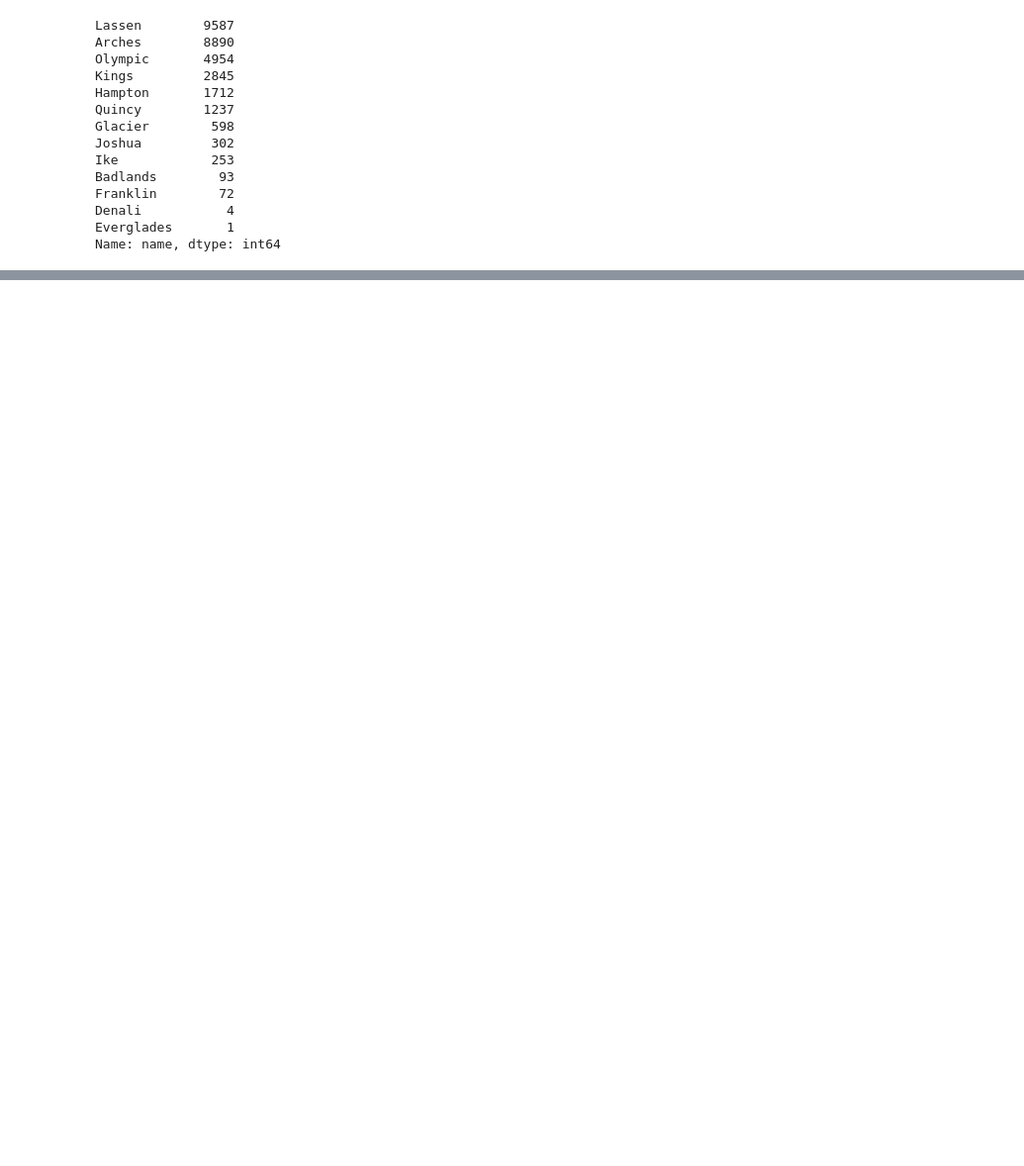
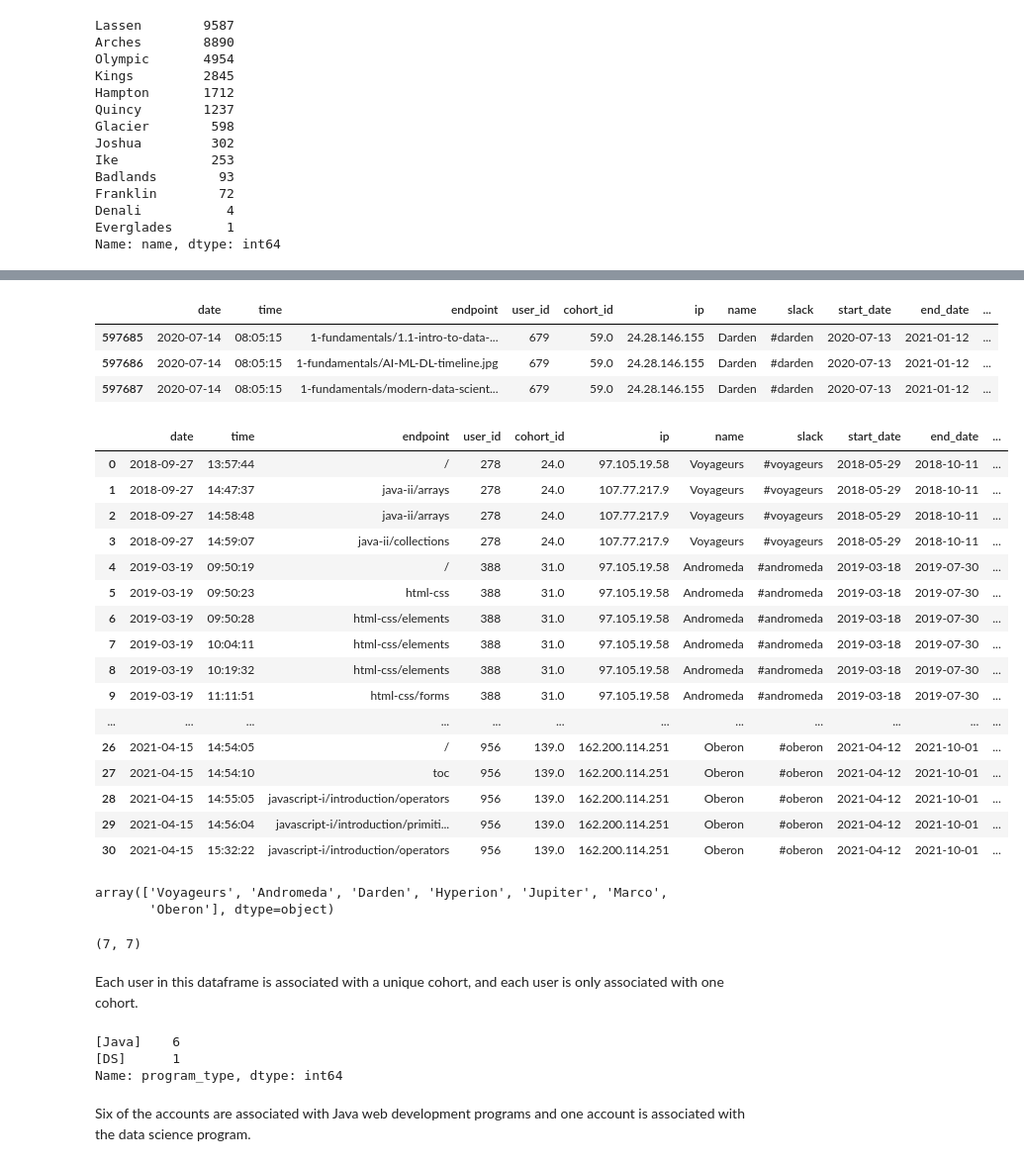
Before and after one commit to Adam-Krull/codeup-logs-anomaly-detection, a Jupyter notebook: anomaly-detection-project.ipynb, the cells around one changed output, grey strips where cells are left out. Shown at 99% size. Cells and saved outputs as stored; diff of their text form; code cells hidden in the pictures; blank space fills up the shorter version.

```diff
--- a/anomaly-detection-project.ipynb
+++ b/anomaly-detection-project.ipynb
@@ -495,0 +600,5 @@ cohort_comparer(df_ds)
+# %%
+df['date'] = pd.to_datetime(df['date'], infer_datetime_format=True)
+# %%
+df['start_date'] = pd.to_datetime(df['start_date'], infer_datetime_format=True)
+df['end_date'] = pd.to_datetime(df['end_date'], infer_datetime_format=True)
@@ -495,0 +621,2 @@ cohort_comparer(df_ds)
+# %%
+df_active = df[(df['date'] > df['start_date']) & (df['date'] < df['end_date'])]
@@ -495,0 +671,58 @@ cohort_comparer(df_ds)
+# %%
+df_active[df_active['user_id'] == 679]
+# %% [output]
+|  | date | time | endpoint | user_id | cohort_id | ip | name | slack | start_date | end_date | ... |
+| 597685 | 2020-07-14 | 08:05:15 | 1-fundamentals/1.1-intro-to-data-... | 679 | 59.0 | 24.28.146.155 | Darden | #darden | 2020-07-13 | 2021-01-12 | ... |
+| 597686 | 2020-07-14 | 08:05:15 | 1-fundamentals/AI-ML-DL-timeline.jpg | 679 | 59.0 | 24.28.146.155 | Darden | #darden | 2020-07-13 | 2021-01-12 | ... |
+| 597687 | 2020-07-14 | 08:05:15 | 1-fundamentals/modern-data-scient... | 679 | 59.0 | 24.28.146.155 | Darden | #darden | 2020-07-13 | 2021-01-12 | ... |
+# %%
+inactive_list = list(df_active.groupby('user_id').user_id.count()[df_active.groupby('user_id').user_id.count() <= 10].index)
+
+inactive_users = pd.DataFrame()
+
+for user in inactive_list:
+
+    temp_df = df_active[df_active['user_id'] == user]
+
+    inactive_users = pd.concat([inactive_users, temp_df], axis=0)
+
+inactive_users.reset_index(drop=True, inplace=True)
+
+inactive_users
+# %% [output]
+|  | date | time | endpoint | user_id | cohort_id | ip | name | slack | start_date | end_date | ... |
+| 0 | 2018-09-27 | 13:57:44 | / | 278 | 24.0 | 97.105.19.58 | Voyageurs | #voyageurs | 2018-05-29 | 2018-10-11 | ... |
+| 1 | 2018-09-27 | 14:47:37 | java-ii/arrays | 278 | 24.0 | 107.77.217.9 | Voyageurs | #voyageurs | 2018-05-29 | 2018-10-11 | ... |
+| 2 | 2018-09-27 | 14:58:48 | java-ii/arrays | 278 | 24.0 | 107.77.217.9 | Voyageurs | #voyageurs | 2018-05-29 | 2018-10-11 | ... |
+| 3 | 2018-09-27 | 14:59:07 | java-ii/collections | 278 | 24.0 | 107.77.217.9 | Voyageurs | #voyageurs | 2018-05-29 | 2018-10-11 | ... |
+| 4 | 2019-03-19 | 09:50:19 | / | 388 | 31.0 | 97.105.19.58 | Andromeda | #andromeda | 2019-03-18 | 2019-07-30 | ... |
+| 5 | 2019-03-19 | 09:50:23 | html-css | 388 | 31.0 | 97.105.19.58 | Andromeda | #andromeda | 2019-03-18 | 2019-07-30 | ... |
+| 6 | 2019-03-19 | 09:50:28 | html-css/elements | 388 | 31.0 | 97.105.19.58 | Andromeda | #andromeda | 2019-03-18 | 2019-07-30 | ... |
+| 7 | 2019-03-19 | 10:04:11 | html-css/elements | 388 | 31.0 | 97.105.19.58 | Andromeda | #andromeda | 2019-03-18 | 2019-07-30 | ... |
+| 8 | 2019-03-19 | 10:19:32 | html-css/elements | 388 | 31.0 | 97.105.19.58 | Andromeda | #andromeda | 2019-03-18 | 2019-07-30 | ... |
+| 9 | 2019-03-19 | 11:11:51 | html-css/forms | 388 | 31.0 | 97.105.19.58 | Andromeda | #andromeda | 2019-03-18 | 2019-07-30 | ... |
+| ... | ... | ... | ... | ... | ... | ... | ... | ... | ... | ... | ... |
+| 26 | 2021-04-15 | 14:54:05 | / | 956 | 139.0 | 162.200.114.251 | Oberon | #oberon | 2021-04-12 | 2021-10-01 | ... |
+| 27 | 2021-04-15 | 14:54:10 | toc | 956 | 139.0 | 162.200.114.251 | Oberon | #oberon | 2021-04-12 | 2021-10-01 | ... |
+| 28 | 2021-04-15 | 14:55:05 | javascript-i/introduction/operators | 956 | 139.0 | 162.200.114.251 | Oberon | #oberon | 2021-04-12 | 2021-10-01 | ... |
+| 29 | 2021-04-15 | 14:56:04 | javascript-i/introduction/primiti... | 956 | 139.0 | 162.200.114.251 | Oberon | #oberon | 2021-04-12 | 2021-10-01 | ... |
+| 30 | 2021-04-15 | 15:32:22 | javascript-i/introduction/operators | 956 | 139.0 | 162.200.114.251 | Oberon | #oberon | 2021-04-12 | 2021-10-01 | ... |
+# %%
+inactive_users.name.unique()
+# %% [output]
+array(['Voyageurs', 'Andromeda', 'Darden', 'Hyperion', 'Jupiter', 'Marco',
+       'Oberon'], dtype=object)
+# %%
+inactive_users.name.nunique(), inactive_users.user_id.nunique()
+# %% [output]
+(7, 7)
+# %% [markdown]
+Each user in this dataframe is associated with a unique cohort, and each user is only associated with one cohort.
+# %%
+inactive_users.groupby('user_id').program_type.unique().value_counts()
+# %% [output]
+[Java]    6
+[DS]      1
+Name: program_type, dtype: int64
+# %% [markdown]
+Six of the accounts are associated with Java web development programs and one account is associated with the data science program.
```
Also changed, not shown: parts of 40 cells of this notebook.
